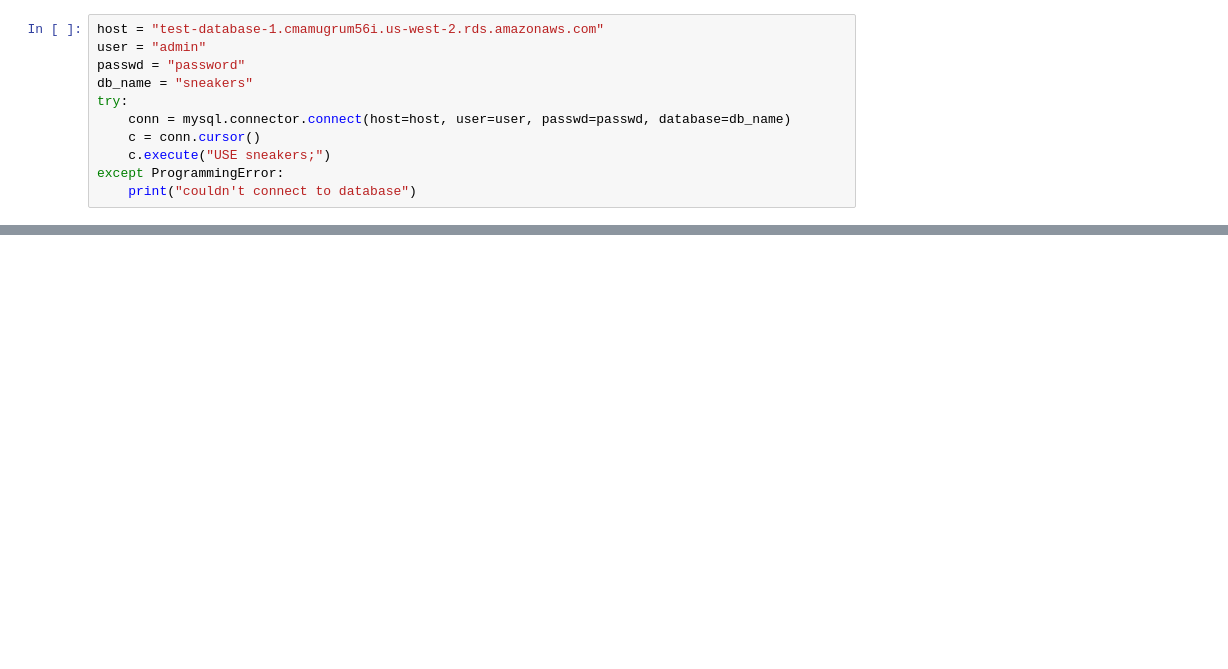
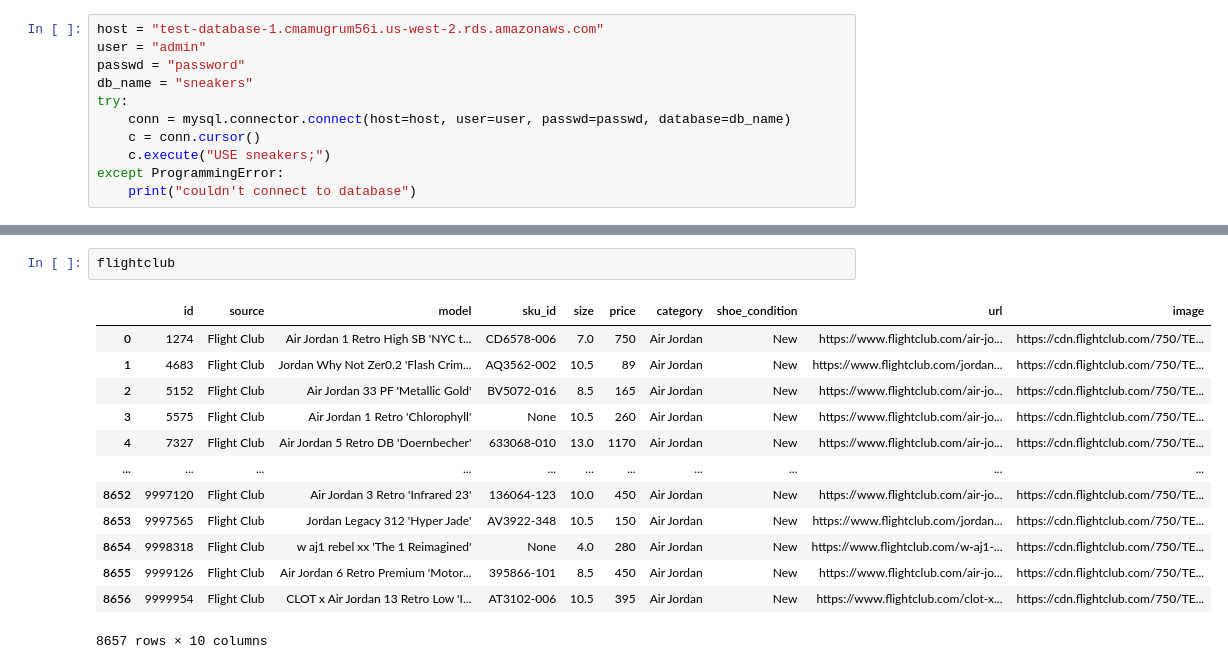
Before and after one commit to sanctuarysneakers/sanctuary-web, a Jupyter notebook: Data Exploration.ipynb, the cells around one changed output, grey strips where cells are left out. Cells and saved outputs as stored; diff of their text form; blank space fills up the shorter version.

```diff
--- a/Data Exploration.ipynb
+++ b/Data Exploration.ipynb
@@ -35,0 +71,16 @@ df
+# %%
+flightclub
+# %% [output]
+|  | id | source | model | sku_id | size | price | category | shoe_condition | url | image |
+| 0 | 1274 | Flight Club | Air Jordan 1 Retro High SB 'NYC t... | CD6578-006 | 7.0 | 750 | Air Jordan | New | https://www.flightclub.com/air-jo... | https://cdn.flightclub.com/750/TE... |
+| 1 | 4683 | Flight Club | Jordan Why Not Zer0.2 'Flash Crim... | AQ3562-002 | 10.5 | 89 | Air Jordan | New | https://www.flightclub.com/jordan... | https://cdn.flightclub.com/750/TE... |
+| 2 | 5152 | Flight Club | Air Jordan 33 PF 'Metallic Gold' | BV5072-016 | 8.5 | 165 | Air Jordan | New | https://www.flightclub.com/air-jo... | https://cdn.flightclub.com/750/TE... |
+| 3 | 5575 | Flight Club | Air Jordan 1 Retro 'Chlorophyll' | None | 10.5 | 260 | Air Jordan | New | https://www.flightclub.com/air-jo... | https://cdn.flightclub.com/750/TE... |
+| 4 | 7327 | Flight Club | Air Jordan 5 Retro DB 'Doernbecher' | 633068-010 | 13.0 | 1170 | Air Jordan | New | https://www.flightclub.com/air-jo... | https://cdn.flightclub.com/750/TE... |
+| ... | ... | ... | ... | ... | ... | ... | ... | ... | ... | ... |
+| 8652 | 9997120 | Flight Club | Air Jordan 3 Retro 'Infrared 23' | 136064-123 | 10.0 | 450 | Air Jordan | New | https://www.flightclub.com/air-jo... | https://cdn.flightclub.com/750/TE... |
+| 8653 | 9997565 | Flight Club | Jordan Legacy 312 'Hyper Jade' | AV3922-348 | 10.5 | 150 | Air Jordan | New | https://www.flightclub.com/jordan... | https://cdn.flightclub.com/750/TE... |
+| 8654 | 9998318 | Flight Club | w aj1 rebel xx 'The 1 Reimagined' | None | 4.0 | 280 | Air Jordan | New | https://www.flightclub.com/w-aj1-... | https://cdn.flightclub.com/750/TE... |
+| 8655 | 9999126 | Flight Club | Air Jordan 6 Retro Premium 'Motor... | 395866-101 | 8.5 | 450 | Air Jordan | New | https://www.flightclub.com/air-jo... | https://cdn.flightclub.com/750/TE... |
+| 8656 | 9999954 | Flight Club | CLOT x Air Jordan 13 Retro Low 'I... | AT3102-006 | 10.5 | 395 | Air Jordan | New | https://www.flightclub.com/clot-x... | https://cdn.flightclub.com/750/TE... |
+8657 rows × 10 columns
```
Also changed, not shown: parts of 6 cells of this notebook.
